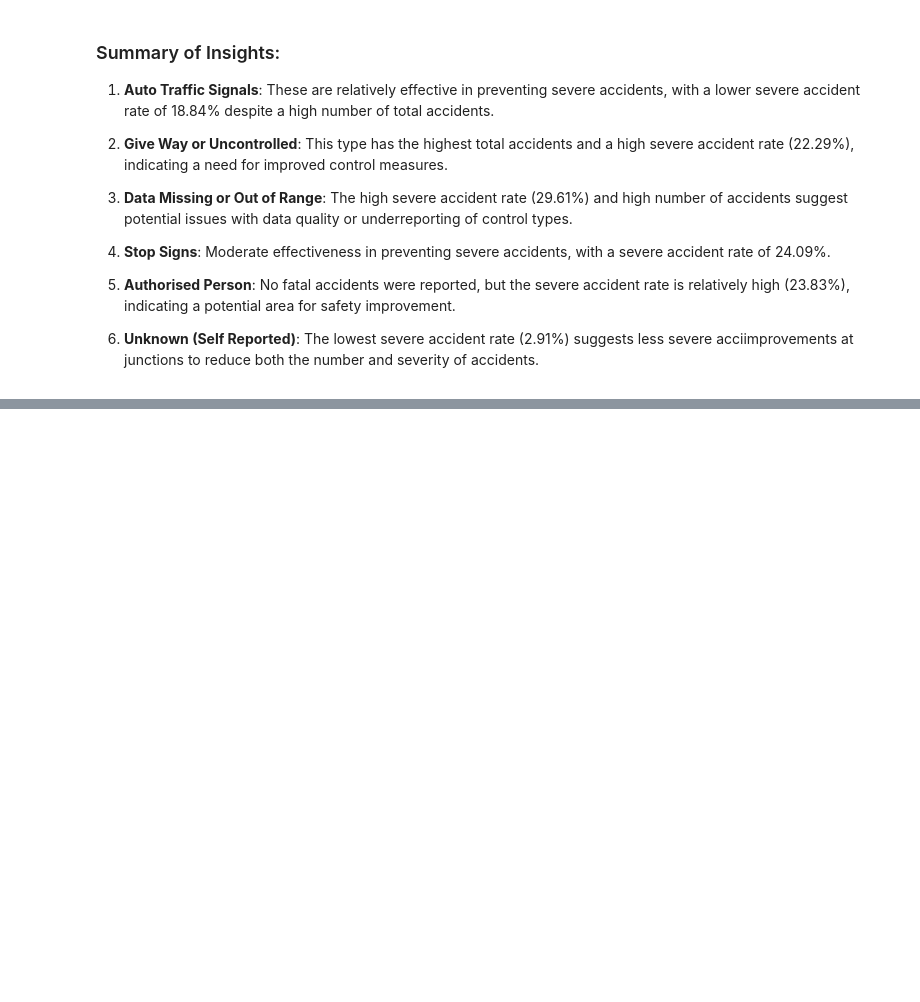
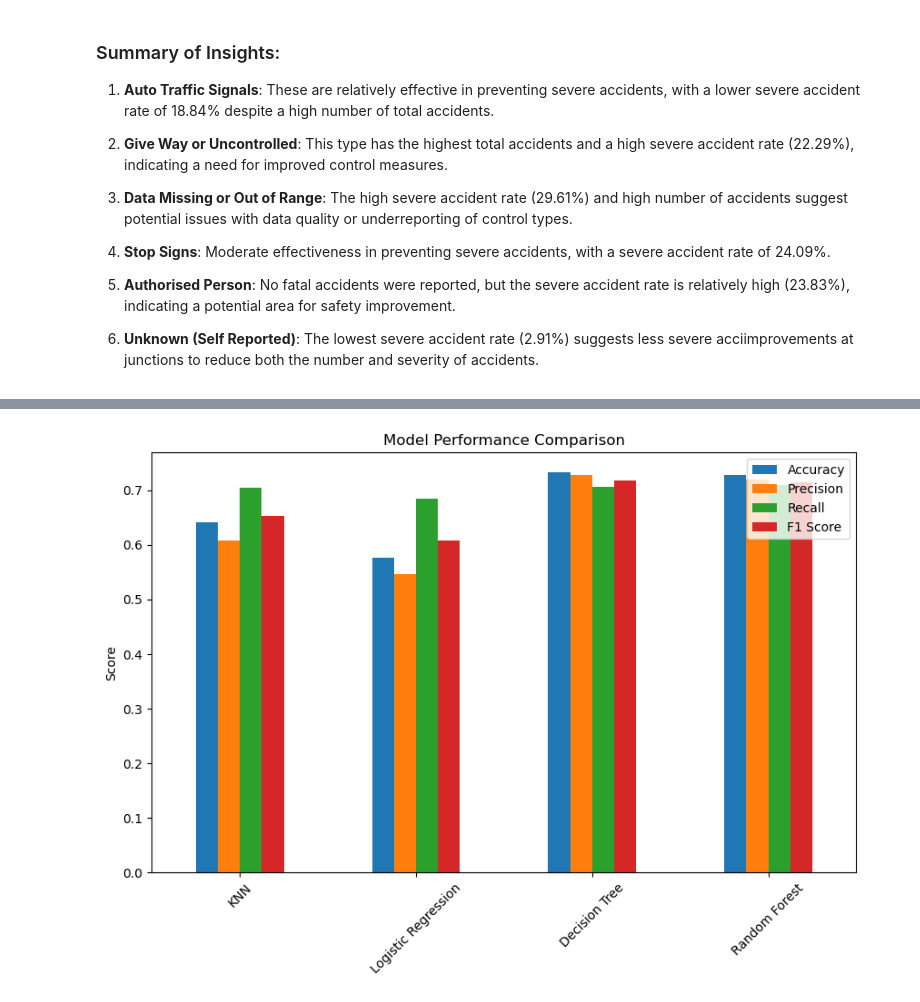
Before and after one commit to Gowshik987/Dissertation-Analysis-of-Road-Accidents-in-the-UK, a Jupyter notebook: Code/Code V1.ipynb, the cells around one changed output, grey strips where cells are left out. Cells and saved outputs as stored; diff of their text form; code cells hidden in the pictures; blank space fills up the shorter version.

```diff
--- a/Code/Code V1.ipynb
+++ b/Code/Code V1.ipynb
@@ -954,0 +1152,3 @@ X_train, X_test, y_train, y_test = train_test_split(X_resampled, y_resampled, te
+# %%
+df_res = pd.DataFrame(results).T
+df_res
@@ -954,0 +1161,9 @@ X_train, X_test, y_train, y_test = train_test_split(X_resampled, y_resampled, te
+# %%
+df_res[["Accuracy", "Precision", "Recall", "F1 Score"]].plot(kind='bar', figsize=(10, 6))
+plt.title('Model Performance Comparison')
+plt.ylabel('Score')
+plt.xticks(rotation=45)
+plt.legend(loc='upper right')
+plt.show()
+# %% [output]
+[figure, added]
```
Also changed, not shown: parts of 10 cells of this notebook, 1 other file.
